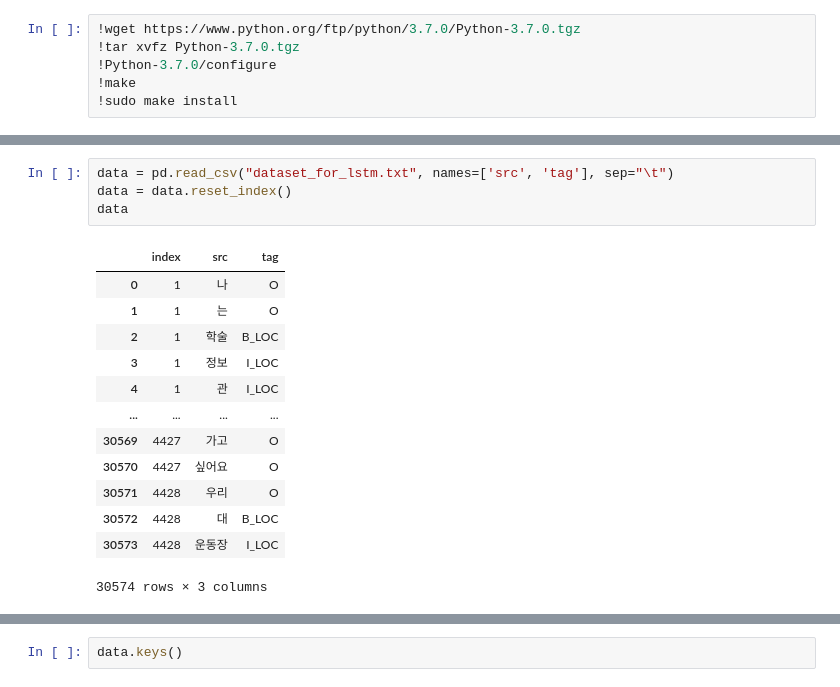
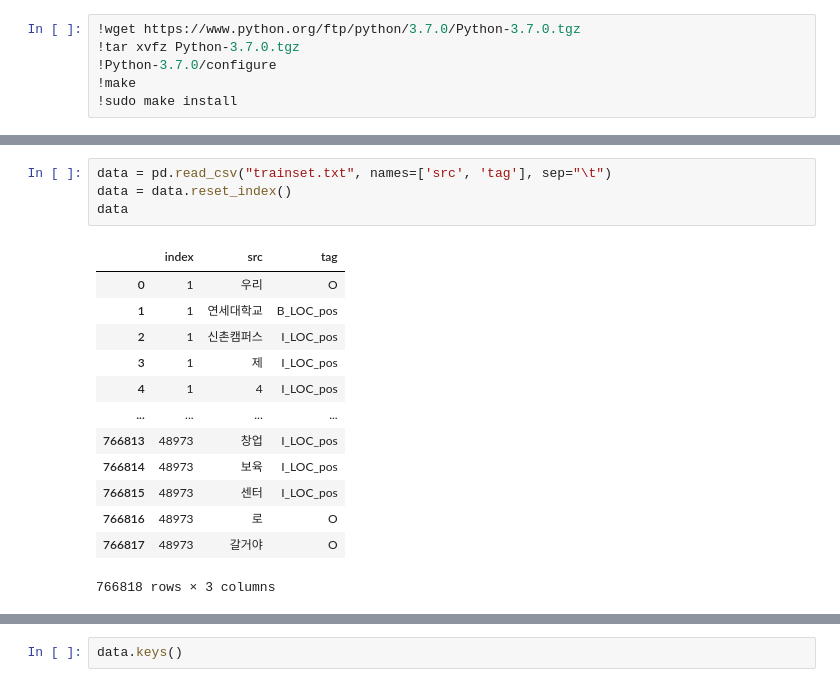
Before and after one commit to PiLinux-HY/Development, a Jupyter notebook: AI/LSTM.ipynb, the cells around one changed output, grey strips where cells are left out. Cells and saved outputs as stored; diff of their text form.

```diff
--- a/AI/LSTM.ipynb
+++ b/AI/LSTM.ipynb
@@ -34,21 +43,21 @@ Saving dataset_for_lstm.txt to dataset_for_lstm.txt
 # %%
-data = pd.read_csv("dataset_for_lstm.txt", names=['src', 'tag'], sep="\t")
+data = pd.read_csv("trainset.txt", names=['src', 'tag'], sep="\t")
 data = data.reset_index()
 data
 # %% [output]
 |  | index | src | tag |
-| 0 | 1 | 나 | O |
-| 1 | 1 | 는 | O |
-| 2 | 1 | 학술 | B_LOC |
-| 3 | 1 | 정보 | I_LOC |
-| 4 | 1 | 관 | I_LOC |
+| 0 | 1 | 우리 | O |
+| 1 | 1 | 연세대학교 | B_LOC_pos |
+| 2 | 1 | 신촌캠퍼스 | I_LOC_pos |
+| 3 | 1 | 제 | I_LOC_pos |
+| 4 | 1 | 4 | I_LOC_pos |
 | ... | ... | ... | ... |
-| 30569 | 4427 | 가고 | O |
-| 30570 | 4427 | 싶어요 | O |
-| 30571 | 4428 | 우리 | O |
-| 30572 | 4428 | 대 | B_LOC |
-| 30573 | 4428 | 운동장 | I_LOC |
+| 766813 | 48973 | 창업 | I_LOC_pos |
+| 766814 | 48973 | 보육 | I_LOC_pos |
+| 766815 | 48973 | 센터 | I_LOC_pos |
+| 766816 | 48973 | 로 | O |
+| 766817 | 48973 | 갈거야 | O |
-30574 rows × 3 columns
+766818 rows × 3 columns
 # %%
 data[:5]
 # %% [output]
```
Also changed, not shown: parts of 41 cells of this notebook, 9 other files.
